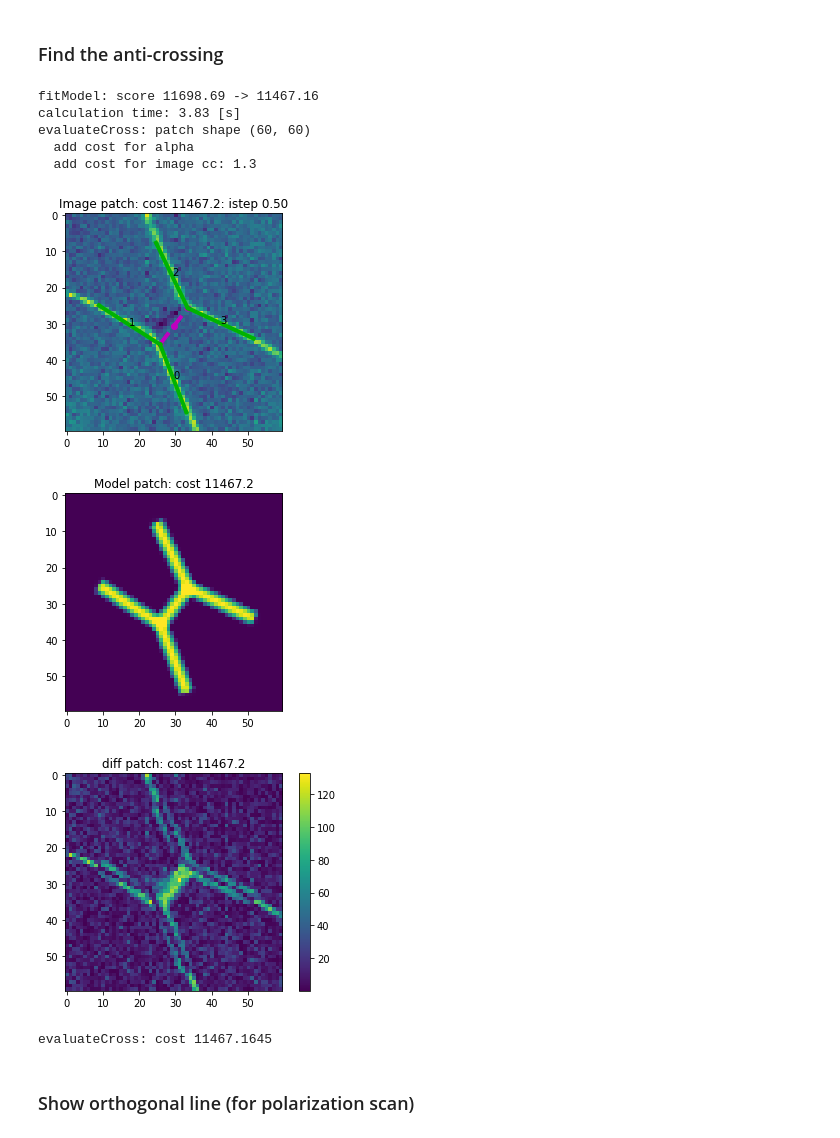
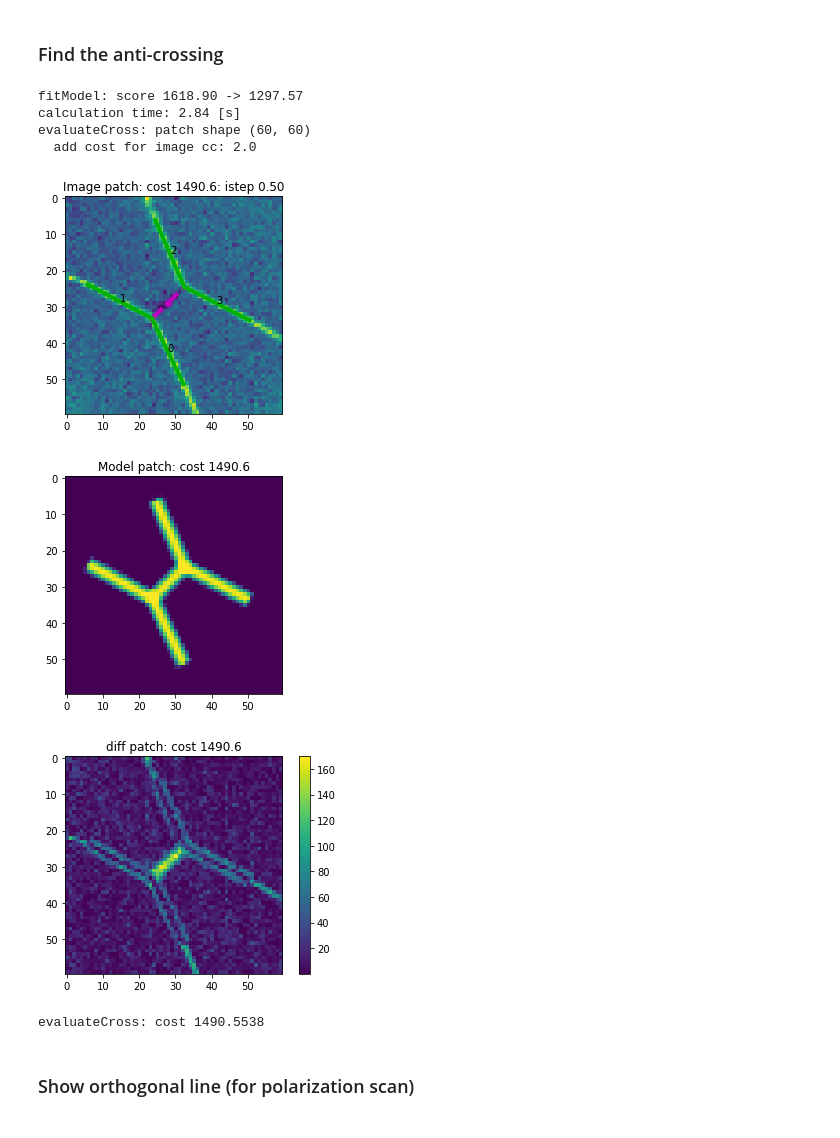
Before and after one commit to QuTech-Delft/qtt, a Jupyter notebook: docs/notebooks/analysis/example_anticrossing.ipynb, the cells around one changed output. Saved outputs shown, nothing was run; the diff lists cells and outputs as text; code cells hidden in the pictures.

```diff
--- a/docs/notebooks/analysis/example_anticrossing.ipynb
+++ b/docs/notebooks/analysis/example_anticrossing.ipynb
@@ -69,8 +69,7 @@ imextent = tr.scan_image_extent()
 mpl_imextent =tr.matplotlib_image_extent()
 istep=.25
 
-im = fixReversal(im, verbose=1)
-imc = cleanSensingImage(im, sigma=0.93)
+imc = cleanSensingImage(im, sigma=0.93, verbose=1)
 imx, (fw, fh, mvx, mvy, Hstraight) = straightenImage(imc, imextent, mvx=istep, verbose=2)
 
 imx = imx.astype(np.float64)*(100./np.percentile(imx, 99)) # scale image
@@ -86,9 +86,8 @@ straightenImage: result size (120, 120) mvx 0.2500 mvy 0.2500
 # %%
 istepmodel = .5
 ksizemv = 31
-samplesize = [int(ksizemv / istepmodel), int(ksizemv / istepmodel)]
-param0 = [(imx.shape[0] / 2 + .5) * istep, (imx.shape[0] / 2 + .5) * istep, istep* 9., 1.17809725, -2.74889357, 4.3196899, 0.39269908]
+param0 = [(imx.shape[0] / 2 + .5) * istep, (imx.shape[0] / 2 + .5) * istep, \
+          3.5, 1.17809725, 3.5, 4.3196899, 0.39269908]
 param0e = np.hstack((param0, [np.pi / 4]))
-#param0e[0]-=2; param0e[2]=3
 cost, patch, r, _ = evaluateCross(param0e, imx, verbose=0, fig=21, istep=istep, istepmodel=istepmodel)
 # %% [output]
@@ -97,22 +96,22 @@ cost, patch, r, _ = evaluateCross(param0e, imx, verbose=0, fig=21, istep=istep,
 ### Find the anti-crossing
 # %%
 t0 = time.time()
-res = qtt.utilities.imagetools.fitModel(param0e, imx, verbose=1, cfig=10, istep=istep, istepmodel=istepmodel, ksizemv=ksizemv)
+res = qtt.utilities.imagetools.fitModel(param0e, imx, verbose=1, cfig=10, istep=istep,
+                   istepmodel=istepmodel, ksizemv=ksizemv, w=2.5, use_abs=True)
 param = res.x
 dt = time.time() - t0
 print('calculation time: %.2f [s]' % dt)
 
 cost, patch, cdata, _ = evaluateCross(param, imx, verbose=1, fig=25, istep=istep, istepmodel=istepmodel, linewidth=4)
 # %% [output]
-fitModel: score 11698.69 -> 11467.16
-calculation time: 3.83 [s]
+fitModel: score 1618.90 -> 1297.57
+calculation time: 2.84 [s]
 evaluateCross: patch shape (60, 60)
-  add cost for alpha
-  add cost for image cc: 1.3
+  add cost for image cc: 2.0
-[figure, old version]
+[figure, new version]
-[figure, old version]
+[figure, new version]
-[figure, old version]
+[figure, new version]
-evaluateCross: cost 11467.1645
+evaluateCross: cost 1490.5538
 # %% [markdown]
 ### Show orthogonal line (for polarization scan)
 # %%
```
Also changed, not shown: parts of 5 cells of this notebook, 3 other files.
